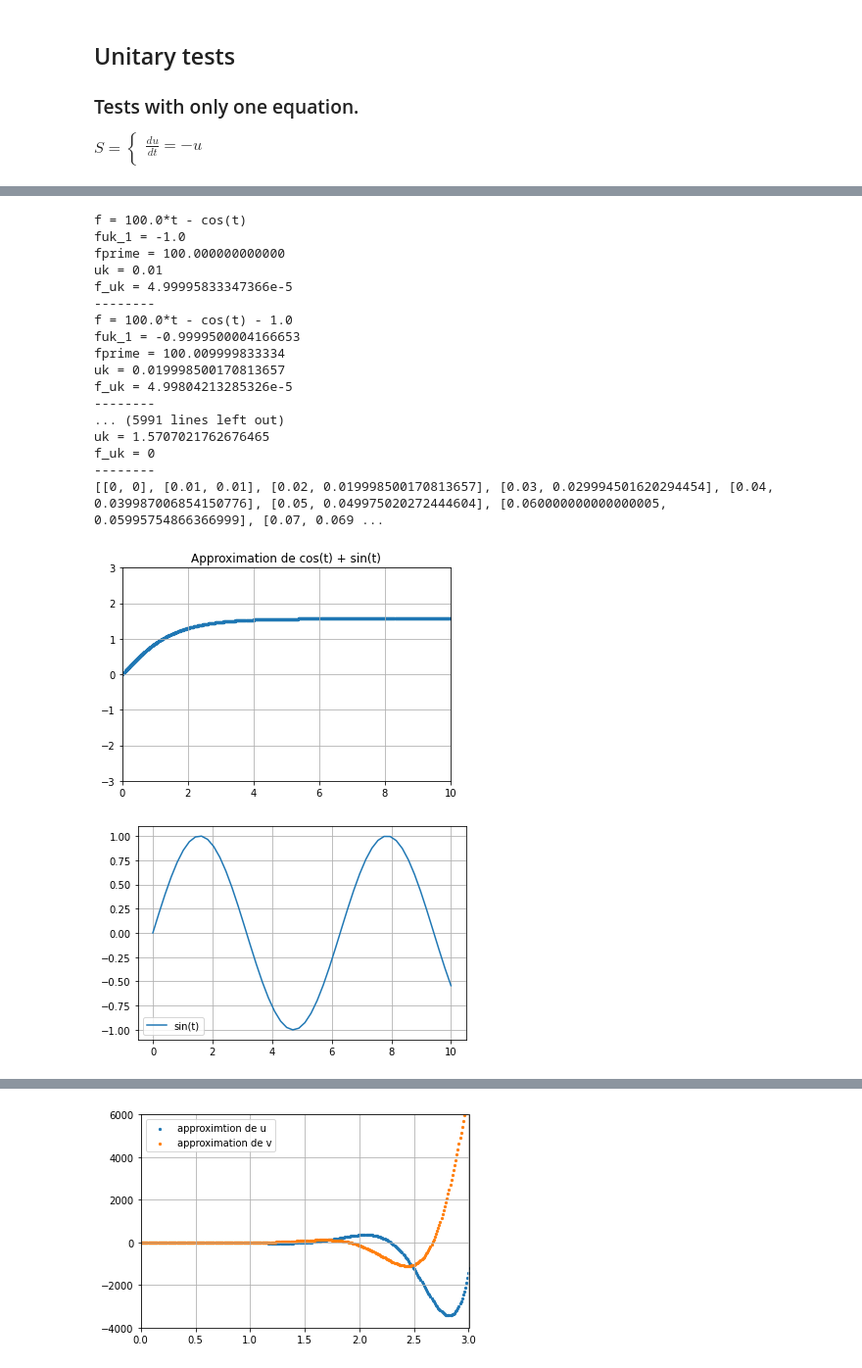
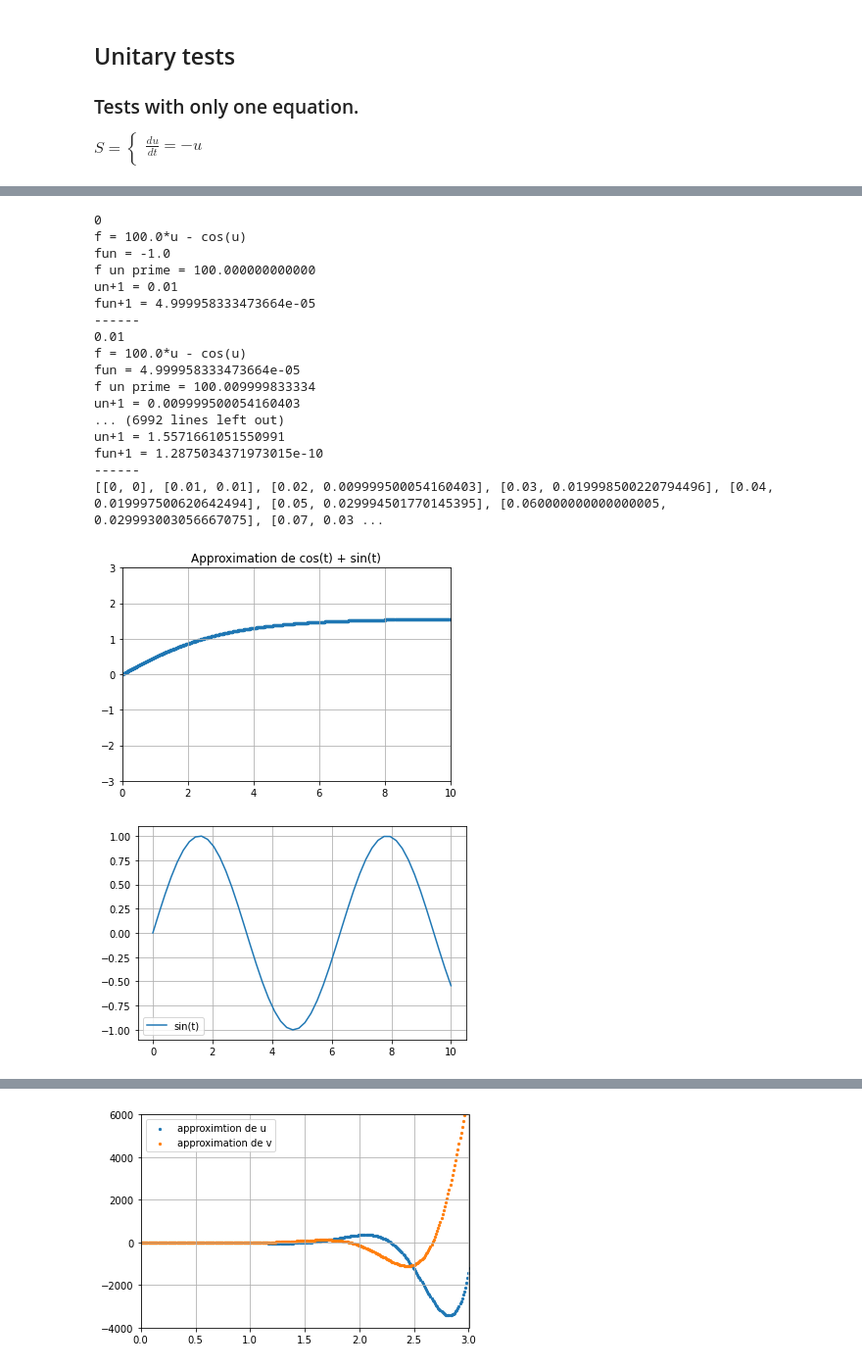
Before and after one commit to AlexPoiron/FirstModel, a Jupyter notebook: Tests.ipynb, the cells around one changed output, grey strips where cells are left out. Shown at 98% size. Saved outputs shown, nothing was run; the diff lists cells and outputs as text; code cells hidden in the pictures.

```diff
--- a/Tests.ipynb
+++ b/Tests.ipynb
@@ -13,10 +13,10 @@ $S=\begin{equation}
 $
 # %%
 u0 = 1
-use_trapezoidal = True
+use_trapezoidal = False
 du = -u
 symbol = u
-res = Solver_one_equation(du, u0, use_trapezoidal, symbol)
+res = Solver_one_equation_trigo(du, u0, use_trapezoidal, symbol)
 
 
 absi = []
@@ -92,52 +64,52 @@ $
 t = sp.Symbol('t', real=True)
 
 u0 = 0
-du = sp.cos(t)
+du = sp.cos(u)
 use_trapezoidal = False
-symbol = t
+symbol = u
 
-res = Solver_one_equation(du, u0, use_trapezoidal, symbol)
+res = Solver_one_equation_trigo(du, u0, use_trapezoidal, symbol)
 print(res)
 
 
 absi = []
 for i in range(0, len(res)):
     absi.append(res[i][0])
 coords = []
 for j in range(0, len(res)):
     coords.append(res[j][1])
 
 plt.ylim([-3, 3])
 plt.title('Approximation de cos(t) + sin(t)')
 plt.xlim([0, 10])
 plt.scatter(absi, coords, s=5)
 plt.grid(True)
 
 
 fig, ax = plt.subplots()
 x = np.linspace(0, 10, 50)
 y = np.sin(x)
 ax.plot(x, y, label ='sin(t)')
 ax.grid(True)
 plt.legend()
 plt.show()
 # %% [output]
-f = 100.0*t - cos(t)
-fuk_1 = -1.0
-fprime = 100.000000000000
-uk = 0.01
-f_uk = 4.99995833347366e-5
---------
-f = 100.0*t - cos(t) - 1.0
-fuk_1 = -0.9999500004166653
-fprime = 100.009999833334
-uk = 0.019998500170813657
-f_uk = 4.99804213285326e-5
---------
-... (5991 lines left out)
-uk = 1.5707021762676465
-f_uk = 0
---------
-[[0, 0], [0.01, 0.01], [0.02, 0.019998500170813657], [0.03, 0.029994501620294454], [0.04, 0.039987006854150776], [0.05, 0.049975020272444604], [0.060000000000000005, 0.05995754866366999], [0.07, 0.069 ...
+0
+f = 100.0*u - cos(u)
+fun = -1.0
+f un prime = 100.000000000000
+un+1 = 0.01
+fun+1 = 4.999958333473664e-05
+------
+0.01
+f = 100.0*u - cos(u)
+fun = 4.999958333473664e-05
+f un prime = 100.009999833334
+un+1 = 0.009999500054160403
+... (6992 lines left out)
+un+1 = 1.5571661051550991
+fun+1 = 1.2875034371973015e-10
+------
+[[0, 0], [0.01, 0.01], [0.02, 0.009999500054160403], [0.03, 0.019998500220794496], [0.04, 0.019997500620642494], [0.05, 0.029994501770145395], [0.060000000000000005, 0.029993003056667075], [0.07, 0.03 ...
-[figure, old version]
+[figure, new version]
 [figure]
```
Also changed, not shown: parts of 5 cells of this notebook, 3 other files.
